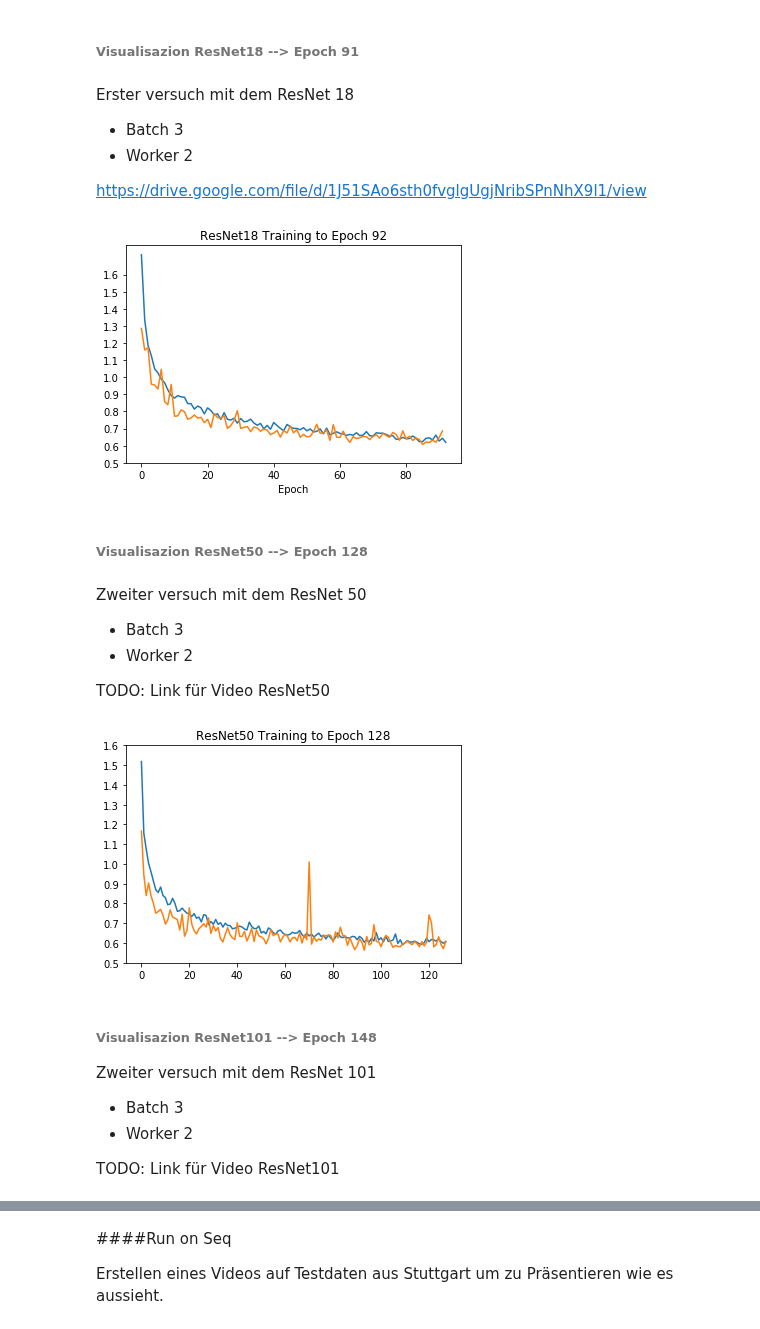
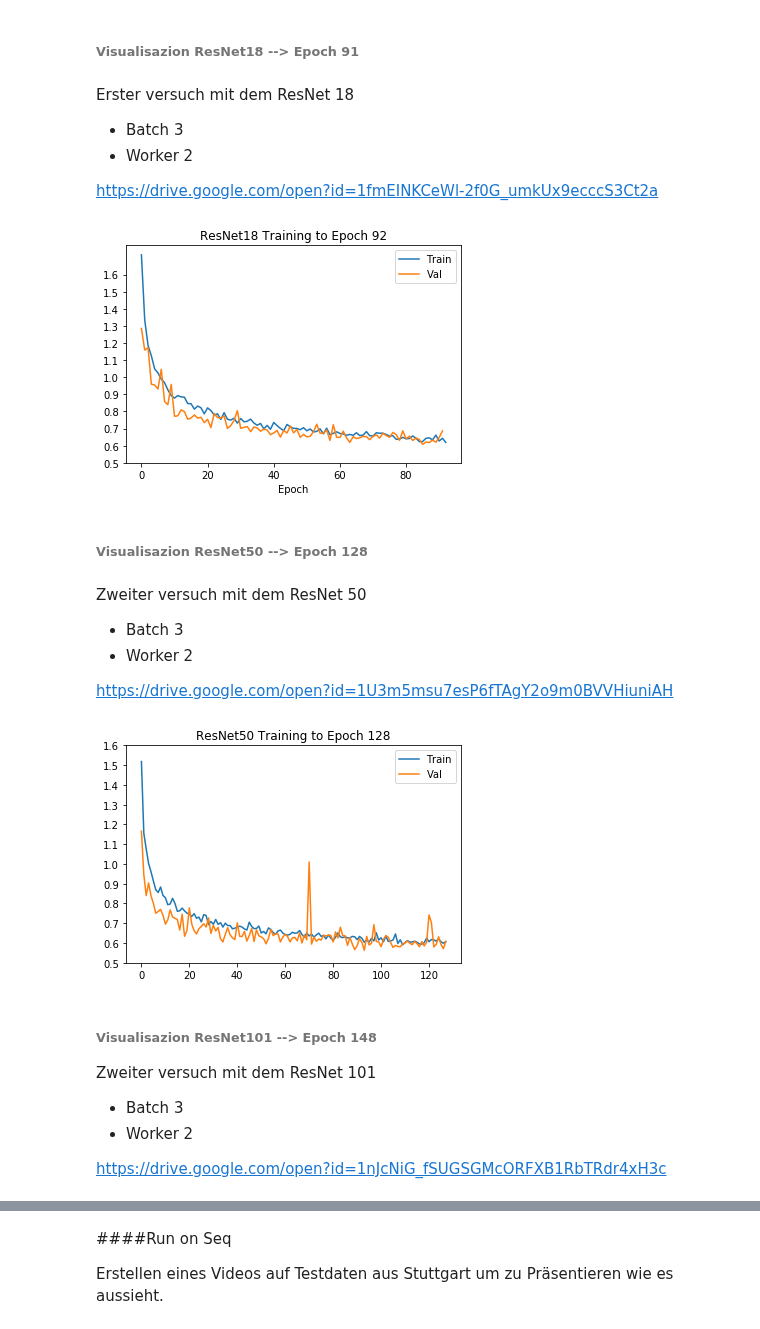
Before and after one commit to KlamJ/DeepLab_V3_KL, a Jupyter notebook: Klamer_U_Net.ipynb, the cells around one changed output, grey strips where cells are left out. Cells and saved outputs as stored; diff of their text form; code cells hidden in the pictures.

```diff
--- a/Klamer_U_Net.ipynb
+++ b/Klamer_U_Net.ipynb
@@ -1500,17 +1556,26 @@ Erster versuch mit dem ResNet 18
 - Batch 3
 - Worker 2
 
-https://drive.google.com/file/d/1J51SAo6sth0fvglgUgjNribSPnNhX9l1/view
+https://drive.google.com/open?id=1fmEINKCeWl-2f0G_umkUx9ecccS3Ct2a
 # %%
-plt.plot(ResNet18_Train_losses)
-plt.plot(ResNet18_val_losses)
+%matplotlib inline
+ResNet18_Train_losses = pickle.load(
+    open('/content/drive/My Drive/U_Net_Datasets/training_logs/model_5/epoch_losses_train.pkl','rb'))
+ResNet18_val_losses = pickle.load(
+    open('/content/drive/My Drive/U_Net_Datasets/training_logs/model_5/epoch_losses_val.pkl','rb'))
+
+
+
+plt.plot(ResNet18_Train_losses,label = "Train")
+plt.plot(ResNet18_val_losses,label = "Val")
 plt.title('ResNet18 Training to Epoch 92')
 plt.xlabel('Epoch')
 plt.yticks(np.arange(0.5, 1.7, 0.1))
+plt.legend(loc="upper right")
 plt.ylabel('')
 plt.show()
 # %% [output]
-[figure, old version]
+[figure, new version]
 # %% [markdown]
 ###### Visualisazion ResNet50 --> Epoch 128
 # %% [markdown]
@@ -1518,26 +1583,28 @@ Zweiter versuch mit dem ResNet 50
 - Batch 3
 - Worker 2
 
-TODO: Link für Video ResNet50
+https://drive.google.com/open?id=1U3m5msu7esP6fTAgY2o9m0BVVHiuniAH
 # %%
+%matplotlib inline
 ResNet50_Train_losses = pickle.load(
     open('/content/drive/My Drive/U_Net_Datasets/training_logs/model_50_b3_w2/epoch_losses_train.pkl','rb'))
 ResNet50_val_losses = pickle.load(
     open('/content/drive/My Drive/U_Net_Datasets/training_logs/model_50_b3_w2/epoch_losses_val.pkl','rb'))
 
-plt.plot(ResNet50_Train_losses )
-plt.plot(ResNet50_val_losses)
+plt.plot(ResNet50_Train_losses,label = "Train" )
+plt.plot(ResNet50_val_losses,label = "Val")
 plt.title('ResNet50 Training to Epoch 128')
 plt.yticks(np.arange(0.5, 1.7, 0.1))
+plt.legend(loc="upper right")
 plt.ylabel('')
 plt.show()
 # %% [output]
-[figure, old version]
+[figure, new version]
 # %% [markdown]
 ###### Visualisazion ResNet101 --> Epoch 148
 Zweiter versuch mit dem ResNet 101
 - Batch 3
 - Worker 2
 
-TODO: Link für Video ResNet101
+https://drive.google.com/open?id=1nJcNiG_fSUGSGMcORFXB1RbTRdr4xH3c
 # %%
```
Also changed, not shown: parts of 10 cells of this notebook.
